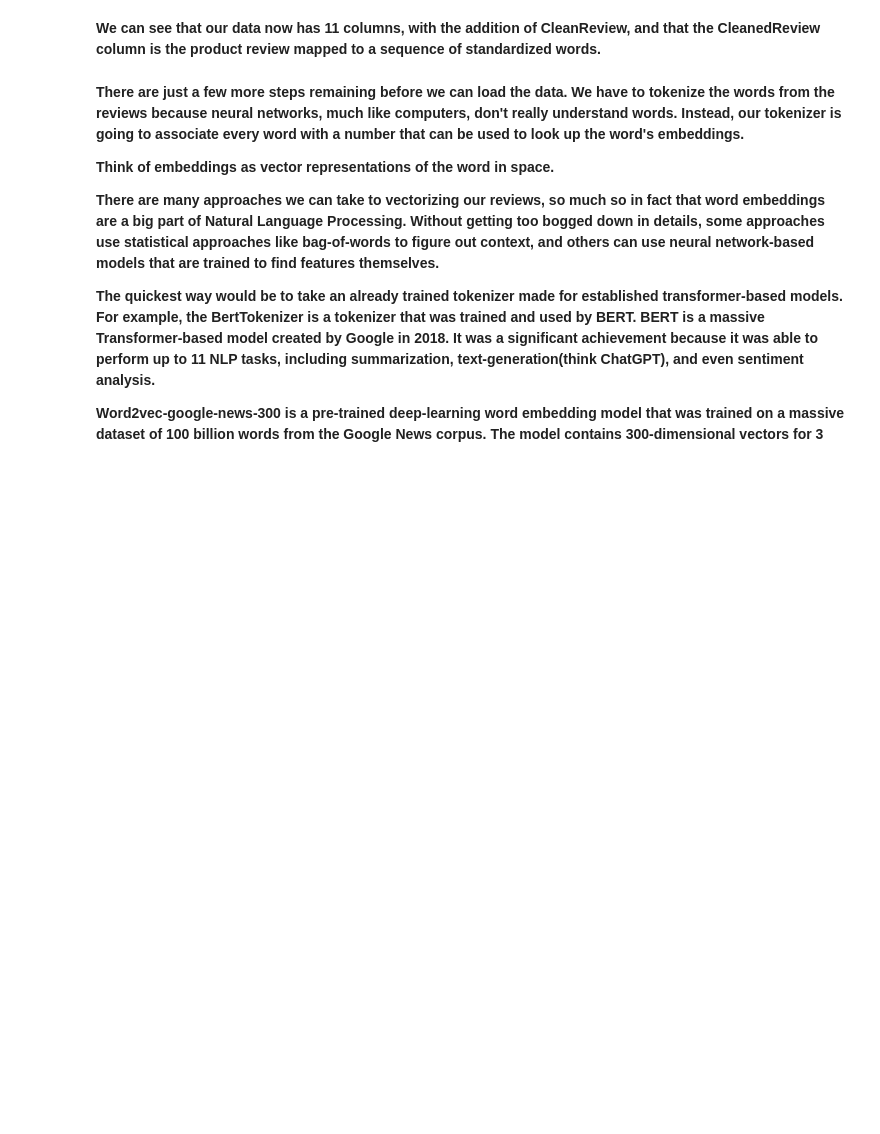
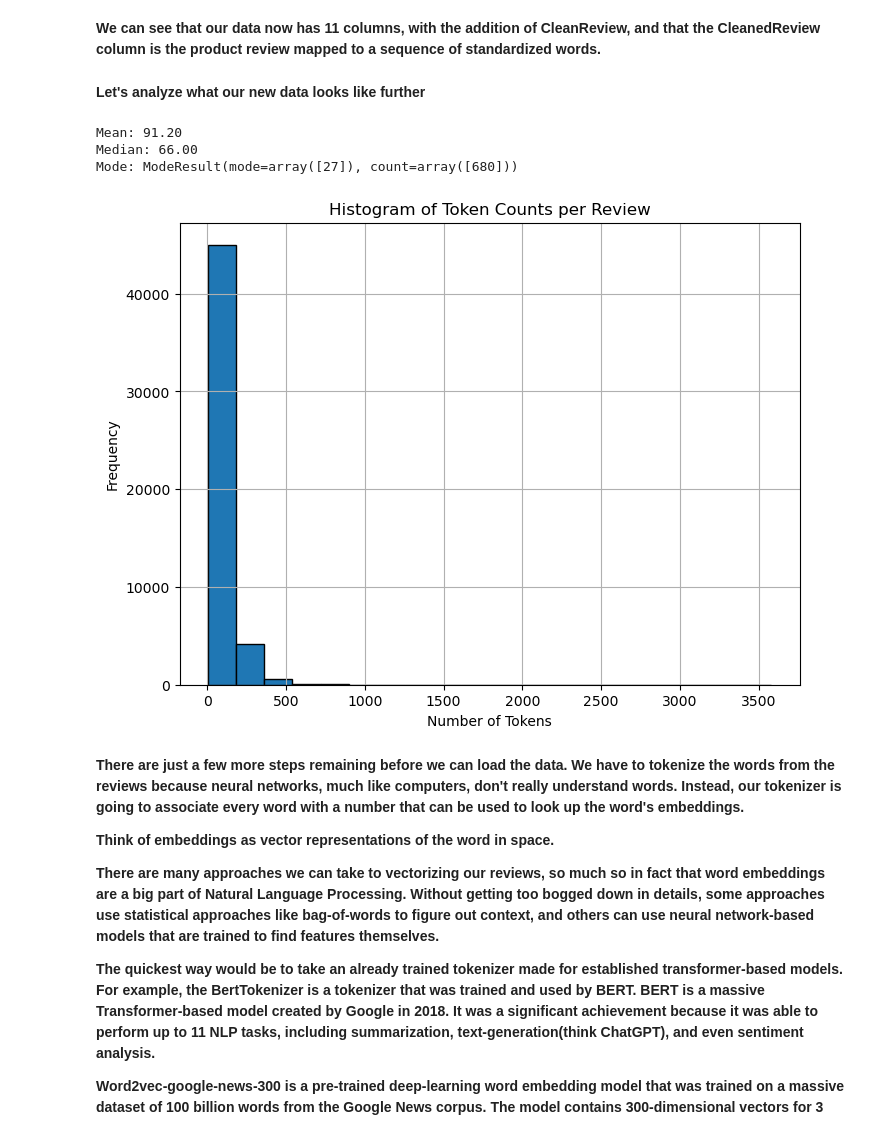
Before and after one commit to gebriell/kaggle_transformer, a Jupyter notebook: transformer_sentiment_analyzer.ipynb, the cells around one changed output. Cells and saved outputs as stored; diff of their text form; code cells hidden in the pictures; blank space fills up the shorter version.

```diff
--- a/transformer_sentiment_analyzer.ipynb
+++ b/transformer_sentiment_analyzer.ipynb
@@ -193,0 +373,20 @@ lem = WordNetLemmatizer()         # Imported from nltk.stem
+# %%
+import pkg_resources
+from symspellpy import SymSpell
+
+stop = stopwords.words('english') # Imported from nltk.corpus
+lem = WordNetLemmatizer()         # Imported from nltk.stem
+
+# Load the English tokenizer model from spaCy
+nlp = spacy.load("en_core_web_lg")
+
+# Compile the regular expressions for cleaning text
+html_tags = re.compile("<.*?>")
+punct_and_symbols = re.compile(r'[^\w\s\']+')
+
+# Initialize and load SymSpell dictionary for word segmentation
+sym_spell = SymSpell(max_dictionary_edit_distance = 0, prefix_length = 7)
+dictionary_path = pkg_resources.resource_filename(
+    "symspellpy", "frequency_dictionary_en_82_765.txt"
+)
+sym_spell.load_dictionary(dictionary_path, term_index = 0, count_index = 1)
@@ -242,5 +486,33 @@ print(balanced_data.shape)
 # %% [markdown]
 **We can see that our data now has 11 columns, with the addition of CleanReview, and that the CleanedReview column is the product review mapped to a sequence of standardized words.**
+# %% [markdown]
+**Let's analyze what our new data looks like further**
+# %%
+def analyze_review_tokens(reviews):
+    token_counts = [len(review) for review in reviews]
+
+    mean = np.mean(token_counts)
+    median = np.median(token_counts)
+    mode = stats.mode(token_counts)
+
+    print(f"Mean: {mean:.2f}")
+    print(f"Median: {median:.2f}")
+    print(f"Mode: {mode}")
+
+    plt.figure(figsize=(8, 6))
+    plt.hist(token_counts, bins=20, edgecolor='black')
+    plt.xlabel('Number of Tokens')
+    plt.ylabel('Frequency')
+    plt.title('Histogram of Token Counts per Review')
+    plt.grid(True)
+    plt.show()
+
+analyze_review_tokens(tokenized_review)
+# %% [output]
+Mean: 91.20
+Median: 66.00
+Mode: ModeResult(mode=array([27]), count=array([680]))
+[figure, added]
 # %% [markdown]
 **There are just a few more steps remaining before we can load the data. We have to tokenize the words from the reviews because neural networks, much like computers, don't really understand words. Instead, our tokenizer is going to associate every word with a number that can be used to look up the word's embeddings.**
 
```
Also changed, not shown: parts of 78 cells of this notebook.
